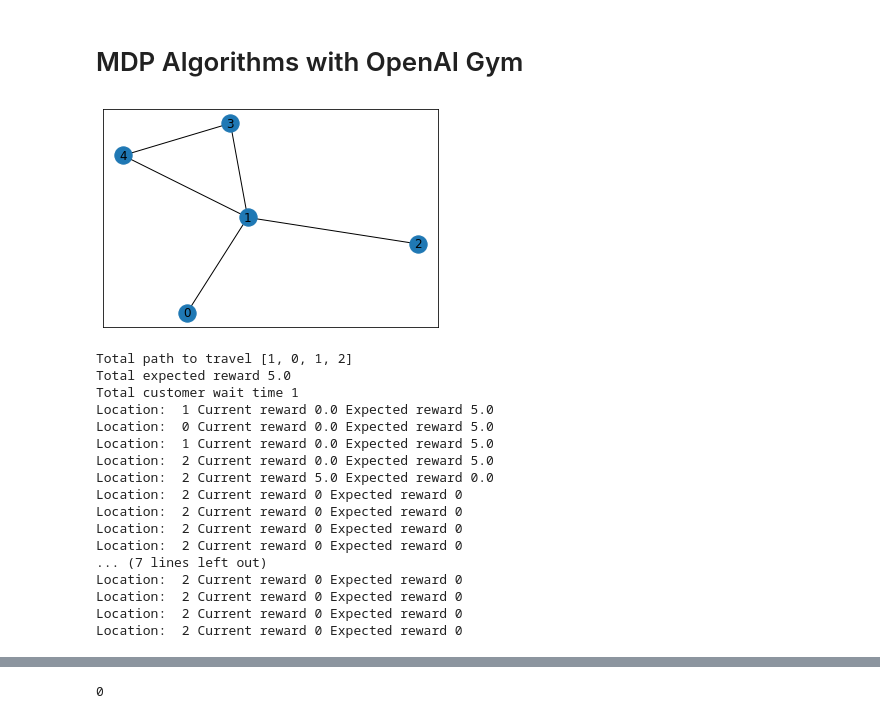
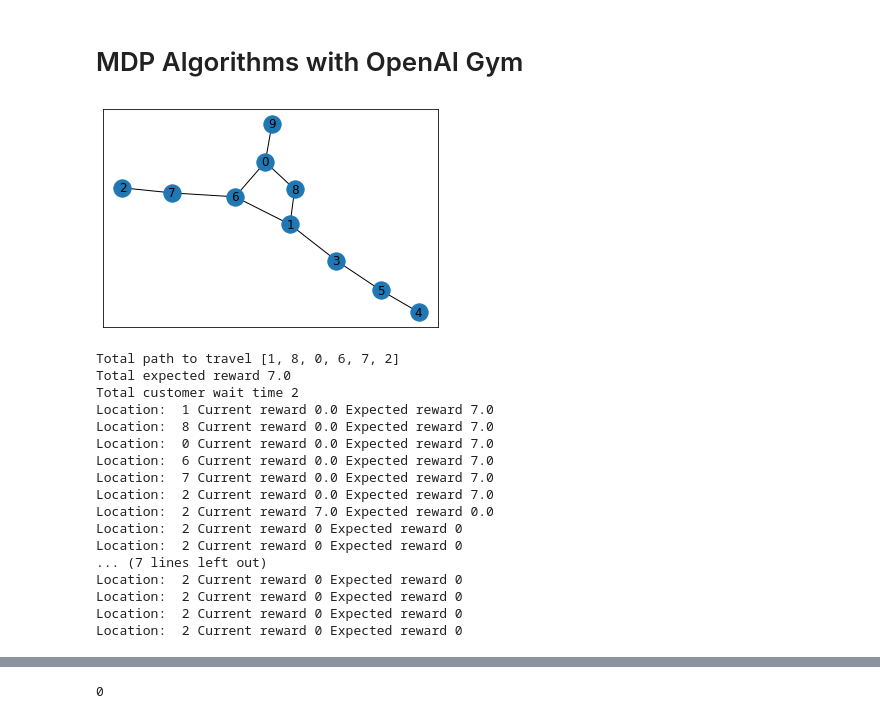
Before and after one commit to quantshah/supertaxi, a Jupyter notebook: notebooks/rl-nn.ipynb, the cells around one changed output, grey strips where cells are left out. Cells and saved outputs as stored; diff of their text form; code cells hidden in the pictures.

```diff
--- a/notebooks/rl-nn.ipynb
+++ b/notebooks/rl-nn.ipynb
@@ -12,18 +12,18 @@ import networkx as nx
 import matplotlib.pyplot as plt
 # %%
 # Number of locations in the city
-N = 5
+N = 10
 connectivity = 2
 p = 0.8
 
 # make a random graph to represent a city network
 road_network = nx.connected_watts_strogatz_graph(N, connectivity, p)
 nodes = road_network.nodes
 
 nx.draw_networkx(road_network)
 plt.show()
 # %% [output]
-[figure, old version]
+[figure, new version]
 # %%
 class Taxi:
     """
@@ -130,16 +130,16 @@ for i in range(20):
     taxi_test.step()
     print("Location: ", taxi_test.current_location, "Current reward", taxi_test.current_reward, "Expected reward", taxi_test.expected_reward)
 # %% [output]
-Total path to travel [1, 0, 1, 2]
-Total expected reward 5.0
-Total customer wait time 1
-Location:  1 Current reward 0.0 Expected reward 5.0
-Location:  0 Current reward 0.0 Expected reward 5.0
-Location:  1 Current reward 0.0 Expected reward 5.0
-Location:  2 Current reward 0.0 Expected reward 5.0
-Location:  2 Current reward 5.0 Expected reward 0.0
-Location:  2 Current reward 0 Expected reward 0
-Location:  2 Current reward 0 Expected reward 0
+Total path to travel [1, 8, 0, 6, 7, 2]
+Total expected reward 7.0
+Total customer wait time 2
+Location:  1 Current reward 0.0 Expected reward 7.0
+Location:  8 Current reward 0.0 Expected reward 7.0
+Location:  0 Current reward 0.0 Expected reward 7.0
+Location:  6 Current reward 0.0 Expected reward 7.0
+Location:  7 Current reward 0.0 Expected reward 7.0
+Location:  2 Current reward 0.0 Expected reward 7.0
+Location:  2 Current reward 7.0 Expected reward 0.0
 Location:  2 Current reward 0 Expected reward 0
 Location:  2 Current reward 0 Expected reward 0
 ... (7 lines left out)
```
Also changed, not shown: parts of 12 cells of this notebook, 1 other file.
